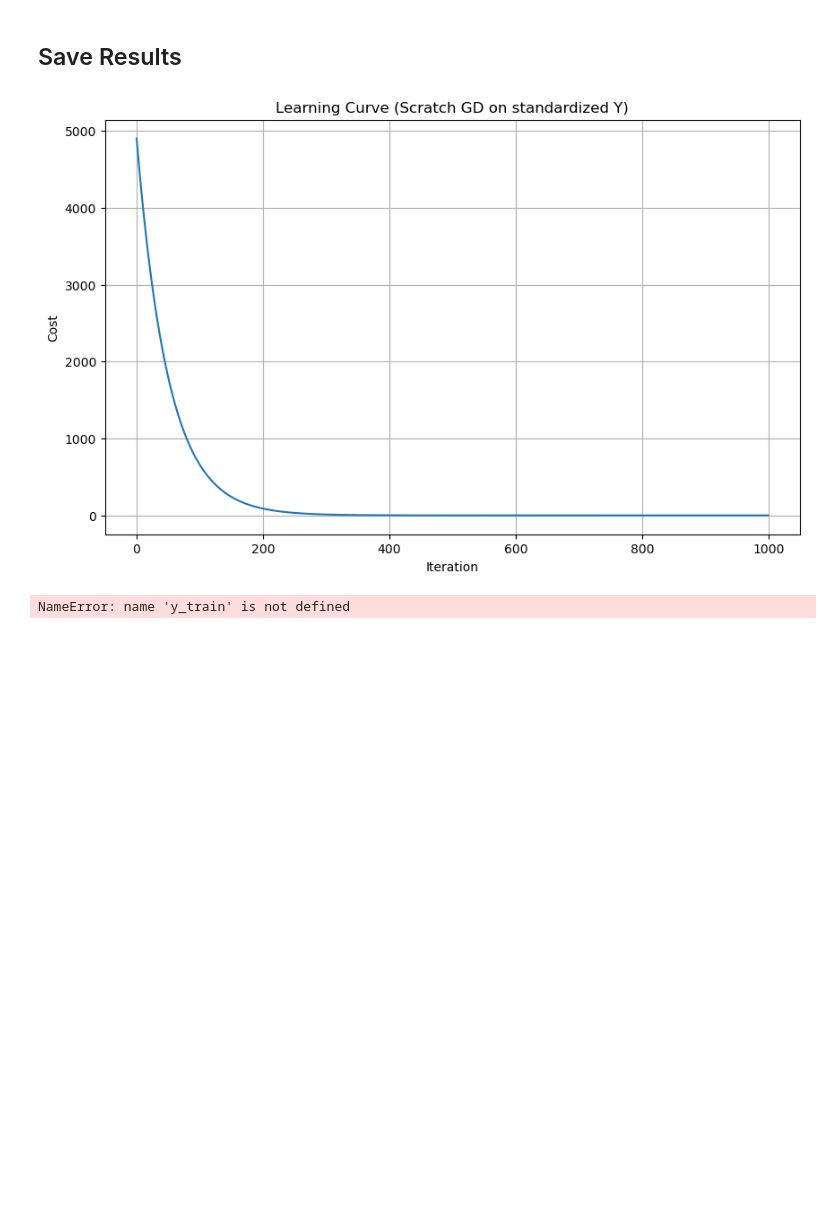
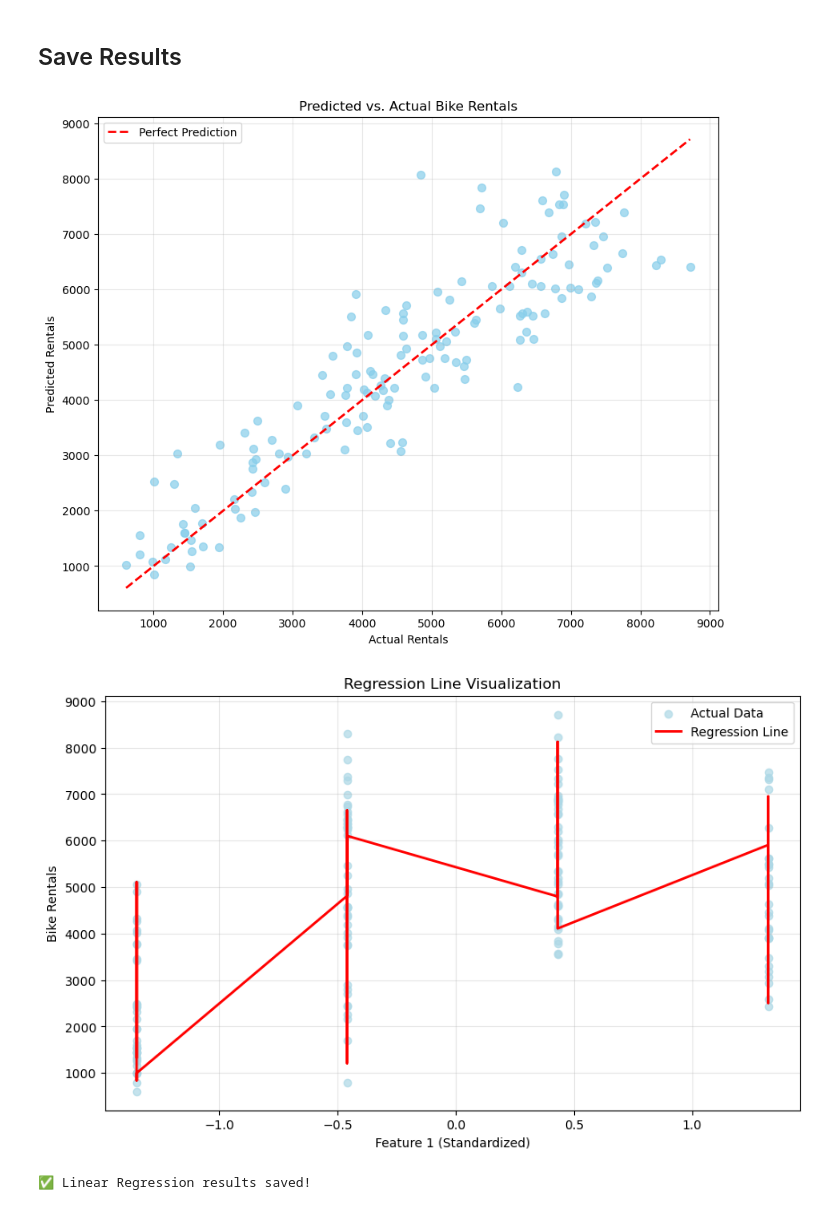
Before and after one commit to Prakash-M-S/ml-fundamentals-from-scratch, a Jupyter notebook: linear_regression_bikes/notebooks/scratch.ipynb, the cells around one changed output. Drawn from its saved outputs; the diff is of its cells as text; code cells hidden in the pictures; blank space fills up the shorter version.

Commit message:
Improved visualizations and added missing normalization function

```diff
--- a/linear_regression_bikes/notebooks/scratch.ipynb
+++ b/linear_regression_bikes/notebooks/scratch.ipynb
@@ -234,38 +234,32 @@ Root Mean Squared Error (RMSE): 859.36 rentals
 # %% [markdown]
 ## Save Results
 # %%
-# Create and save additional visualizations using existing variables
-# Save the predicted vs actual plot (already exists in the notebook)
-y_test_pred_final = X_test @ w_final + b_final
-actual_original = y_test_standarized * np.std(y) + np.mean(y)
-pred_original = y_test_pred_final * np.std(y) + np.mean(y)
-
 plt.figure(figsize=(10, 8))
-plt.scatter(actual_original, pred_original, alpha=0.7, color='skyblue', s=50)
-plt.plot([actual_original.min(), actual_original.max()],
-         [actual_original.min(), actual_original.max()], 'r--', lw=2, label='Perfect Prediction')
+plt.scatter(Y_test, preds_actual, alpha=0.7, color='skyblue', s=50)
+plt.plot([Y_test.min(), Y_test.max()],
+         [Y_test.min(), Y_test.max()], 'r--', lw=2, label='Perfect Prediction')
 plt.xlabel('Actual Rentals')
 plt.ylabel('Predicted Rentals')
 plt.title('Predicted vs. Actual Bike Rentals')
 plt.legend()
 plt.grid(True, alpha=0.3)
 plt.savefig('../results/predicted_vs_actual.png', dpi=300, bbox_inches='tight')
 plt.show()
 
-# Save regression line visualization
 plt.figure(figsize=(10, 6))
-plt.scatter(X_test[:, 0], actual_original, alpha=0.7, color='lightblue', label='Actual Data')
+plt.scatter(X_test[:, 0], Y_test, alpha=0.7, color='lightblue', label='Actual Data')
 sorted_indices = np.argsort(X_test[:, 0])
-plt.plot(X_test[sorted_indices, 0], pred_original[sorted_indices], 'r-', linewidth=2, label='Regression Line')
+plt.plot(X_test[sorted_indices, 0], preds_actual[sorted_indices], 'r-', linewidth=2, label='Regression Line')
 plt.xlabel('Feature 1 (Standardized)')
 plt.ylabel('Bike Rentals')
 plt.title('Regression Line Visualization')
 plt.legend()
 plt.grid(True, alpha=0.3)
 plt.savefig('../results/regression_line.png', dpi=300, bbox_inches='tight')
 plt.show()
 
-print("✅ Additional Linear Regression results saved!")
+print("✅ Linear Regression results saved!")
 # %% [output]
-[figure, old version]
+[figure, new version]
+[figure, added]
-NameError: name 'y_train' is not defined
+✅ Linear Regression results saved!
```
Also changed, not shown: 3 other files.
